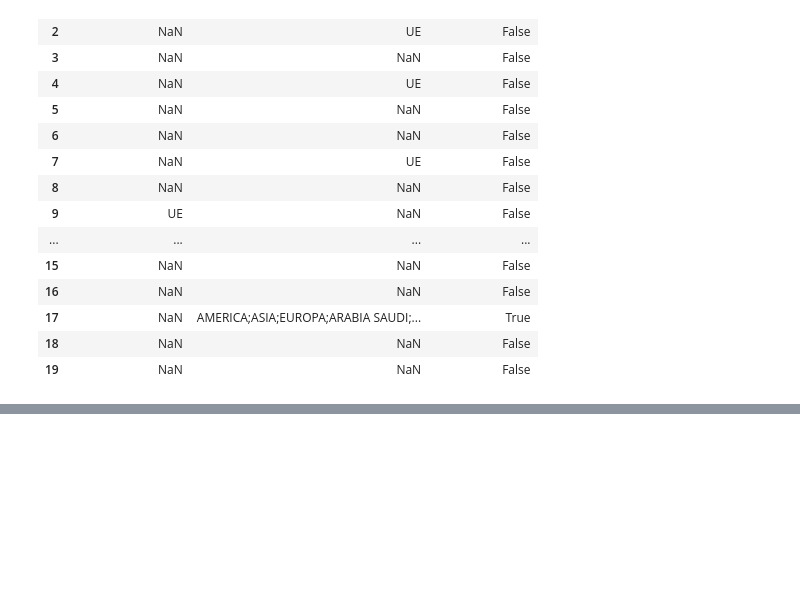
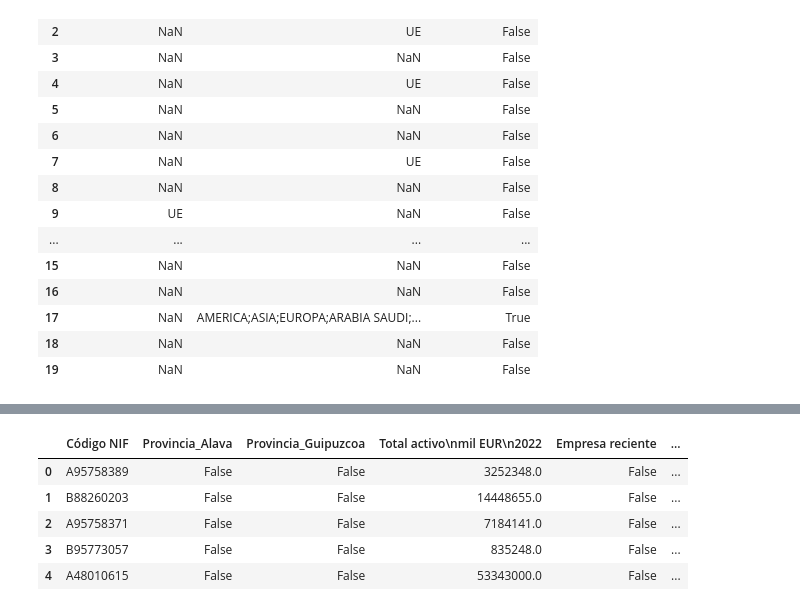
Before and after one commit to Aristondo/Equipo-Naranja, a Jupyter notebook: Reto_Procesamiento.ipynb, the cells around one changed output, grey strips where cells are left out. Cells and saved outputs as stored; diff of their text form; code cells hidden in the pictures; blank space fills up the shorter version.

```diff
--- a/Reto_Procesamiento.ipynb
+++ b/Reto_Procesamiento.ipynb
@@ -487,0 +621,17 @@ df_2020_2022['ROA']=df_2020_2022['Resultado del Ejercicio\nmil EUR\n2022']/df_20
+# %%
+q1 = np.percentile(df_2020_2022["ROA"], 25)
+q2 = np.percentile(df_2020_2022["ROA"], 50)
+q3 = np.percentile(df_2020_2022["ROA"], 75)
+def roa(val):
+    if val < -0.05:
+        return 0
+    elif val < 0:
+        return 1
+    elif val < 0.05:
+        return 2
+    elif val < 0.25:
+        return 3
+    else:
+        return 4
+
+df_2020_2022["ROA"] = df_2020_2022["ROA"].apply(roa)
@@ -487,0 +646,14 @@ df_2020_2022['ROA']=df_2020_2022['Resultado del Ejercicio\nmil EUR\n2022']/df_20
+# %%
+def evol(val):
+    if val < -0.2:
+        return 0
+    elif val < 0:
+        return 1
+    elif val == 0:
+        return 2
+    elif val < 0.4:
+        return 3
+    else:
+        return 4
+# %%
+df_2020_2022["Evolucion_ventas"] = df_2020_2022["Evolucion_ventas"].apply(evol)
@@ -507,10 +689,10 @@ Index(['Nombre', 'Código NIF', 'Localidad', 'País',
       dtype='object')
 # %%
 df_procesado=df_2020_2022[["Código NIF", 'Provincia_Alava','Provincia_Guipuzcoa', 'Total activo\nmil EUR\n2022',
-       'Empresa reciente', 'Sectores_Actividades Profesionales y Financieras',
-       'Sectores_Comercio', 'Sectores_Construccion e Inmobilarias',
-       'Sectores_Hosteleria', 'Sectores_Industria',
-       'Sectores_Transporte', 'Moneda no euro',
+       'Empresa reciente', 'Mapeo Sectores_Actividades Profesionales y Financieras',
+       'Mapeo Sectores_Comercio', 'Mapeo Sectores_Construccion e Inmobilarias',
+       'Mapeo Sectores_Hosteleria', 'Mapeo Sectores_Industria',
+       'Mapeo Sectores_Transporte', 'Moneda no euro',
        'Endeudamiento', 'Solvencia', 'Evolucion_ventas', 'ROA']]
 # %%
 df_procesado.info()
@@ -534,3 +716,12 @@ dtypes: bool(10), float64(4), int64(1), object(1)
 memory usage: 1.6+ MB
+# %%
+df_procesado.head()
+# %% [output]
+|  | Código NIF | Provincia_Alava | Provincia_Guipuzcoa | Total activo\nmil EUR\n2022 | Empresa reciente | ... |
+| 0 | A95758389 | False | False | 3252348.0 | False | ... |
+| 1 | B88260203 | False | False | 14448655.0 | False | ... |
+| 2 | A95758371 | False | False | 7184141.0 | False | ... |
+| 3 | B95773057 | False | False | 835248.0 | False | ... |
+| 4 | A48010615 | False | False | 53343000.0 | False | ... |
 # %%
 df_procesado.to_excel('df_procesado.xlsx', index=False)
```
Also changed, not shown: parts of 82 cells of this notebook.
